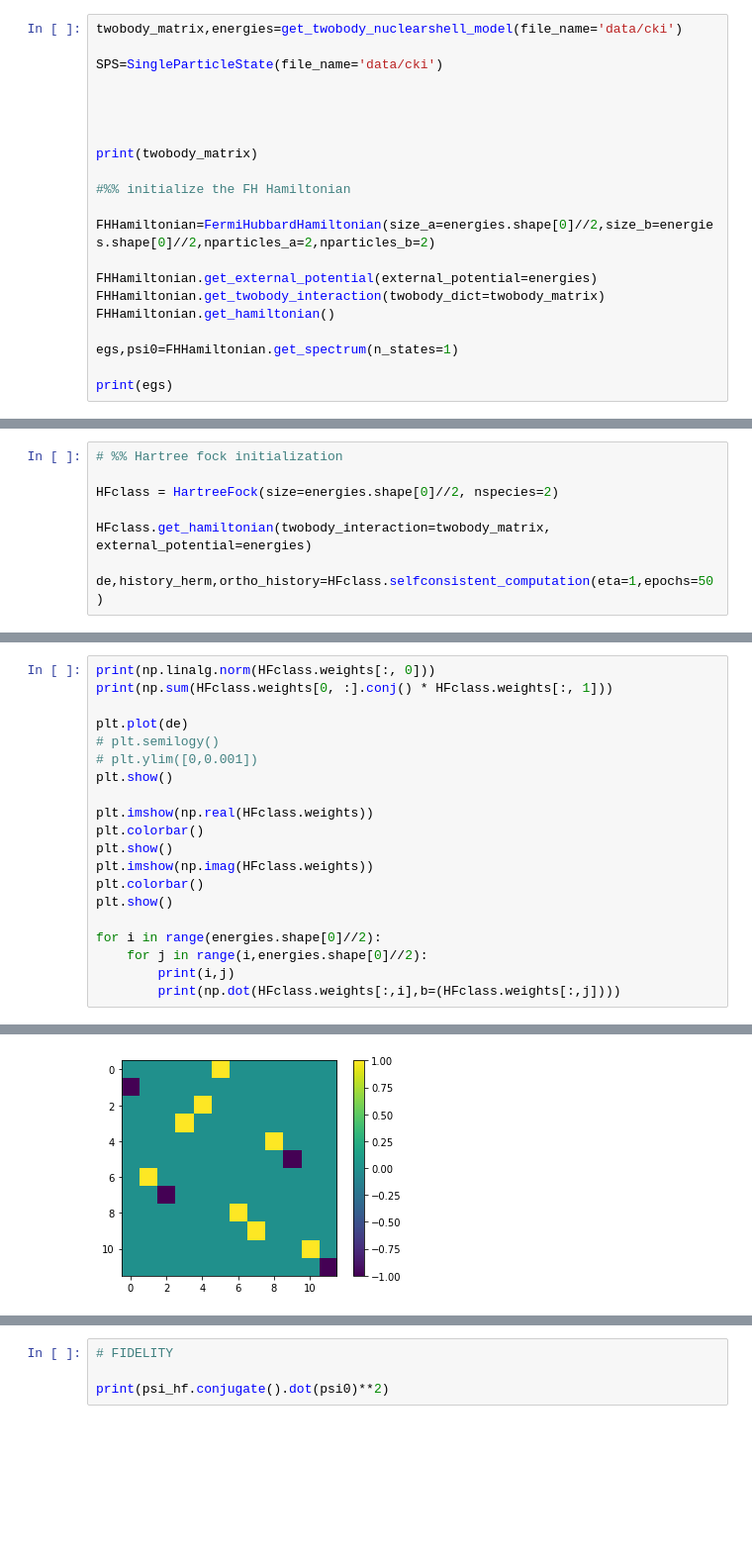
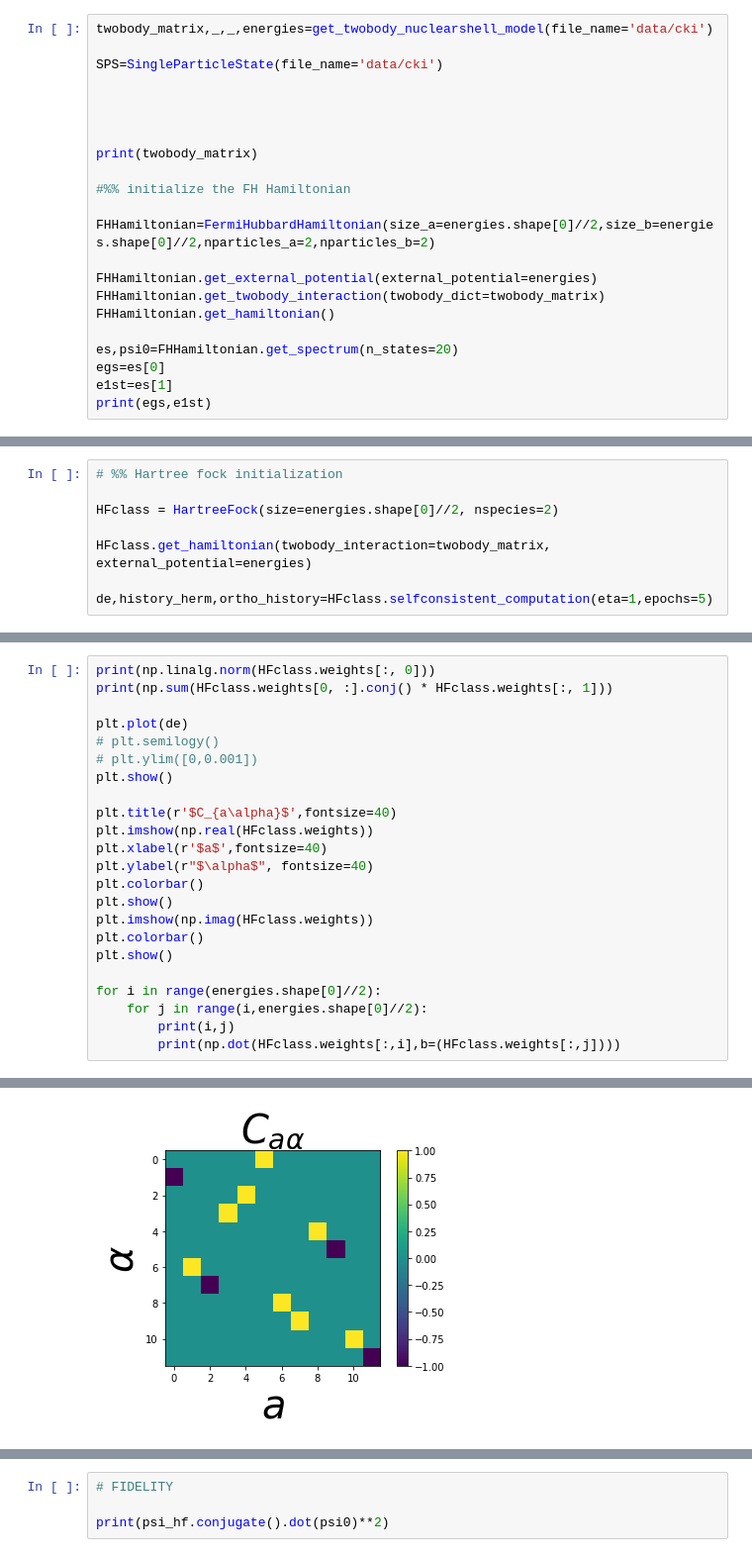
Before and after one commit to emacosta95/QuantumMachineLearningFermions, a Jupyter notebook: NuclearPhysics.ipynb, the cells around one changed output, grey strips where cells are left out. Shown: that part at 99% size. Saved outputs shown, nothing was run; the diff lists cells and outputs as text; blank space fills up the shorter version.

```diff
--- a/NuclearPhysics.ipynb
+++ b/NuclearPhysics.ipynb
@@ -11,7 +11,7 @@ from src.qml_utils.utils import configuration
 import matplotlib.pyplot as plt
 #from adapt_vqe_old import AdaptVQEFermiHubbard
 # %%
-twobody_matrix,energies=get_twobody_nuclearshell_model(file_name='data/cki')
+twobody_matrix,_,_,energies=get_twobody_nuclearshell_model(file_name='data/cki')
 
 SPS=SingleParticleState(file_name='data/cki')
 
@@ -28,9 +28,10 @@ FHHamiltonian.get_external_potential(external_potential=energies)
 FHHamiltonian.get_twobody_interaction(twobody_dict=twobody_matrix)
 FHHamiltonian.get_hamiltonian()
 
-egs,psi0=FHHamiltonian.get_spectrum(n_states=1)
-
-print(egs)
+es,psi0=FHHamiltonian.get_spectrum(n_states=20)
+egs=es[0]
+e1st=es[1]
+print(egs,e1st)
 # %% [output]
    0 1   103 103 103 103    0    3
 
@@ -60,4 +61,4 @@ HFclass = HartreeFock(size=energies.shape[0]//2, nspecies=2)
 
 HFclass.get_hamiltonian(twobody_interaction=twobody_matrix, external_potential=energies)
 
-de,history_herm,ortho_history=HFclass.selfconsistent_computation(eta=1,epochs=50)
+de,history_herm,ortho_history=HFclass.selfconsistent_computation(eta=1,epochs=5)
@@ -89,7 +161,10 @@ plt.plot(de)
 # plt.ylim([0,0.001])
 plt.show()
 
+plt.title(r'$C_{a\alpha}$',fontsize=40)
 plt.imshow(np.real(HFclass.weights))
+plt.xlabel(r'$a$',fontsize=40)
+plt.ylabel(r"$\alpha$", fontsize=40)
 plt.colorbar()
 plt.show()
 plt.imshow(np.imag(HFclass.weights))
@@ -107,4 +182,4 @@ for i in range(energies.shape[0]//2):
-[figure, old version]
+[figure, new version]
 [figure]
 0 0
 1.0
```
Also changed, not shown: parts of 13 cells of this notebook, 14 other files.
